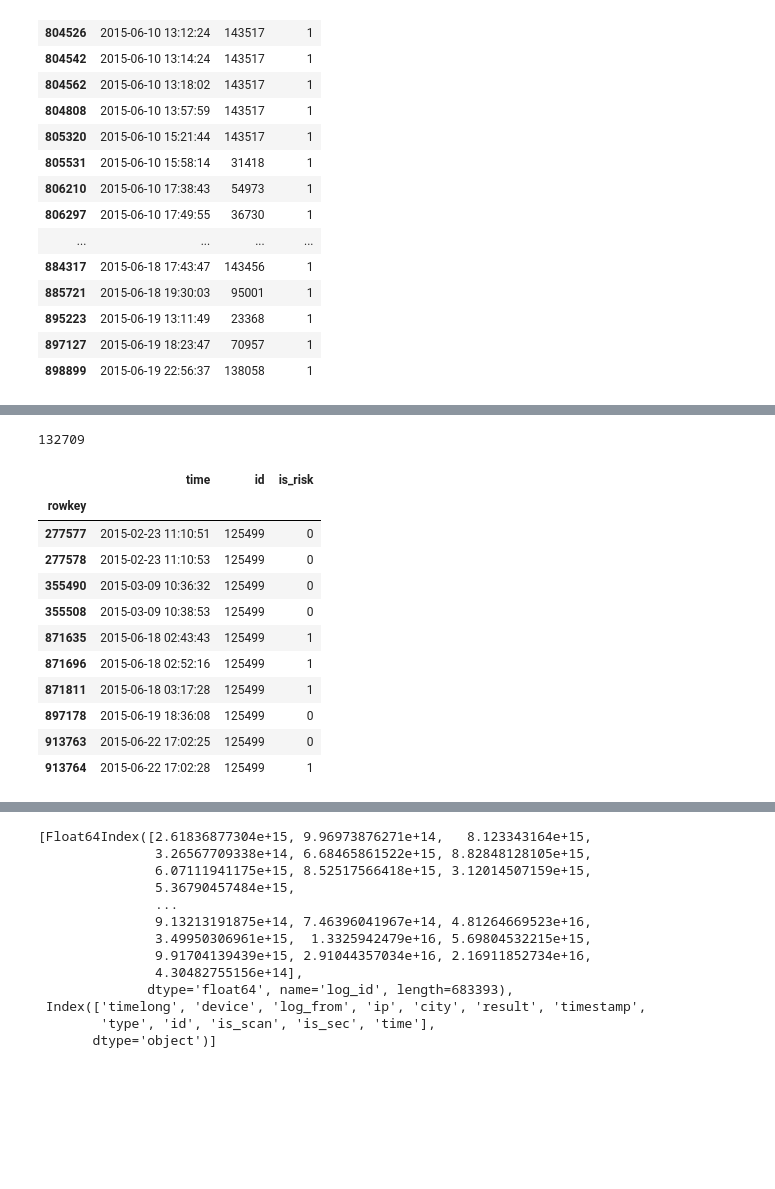
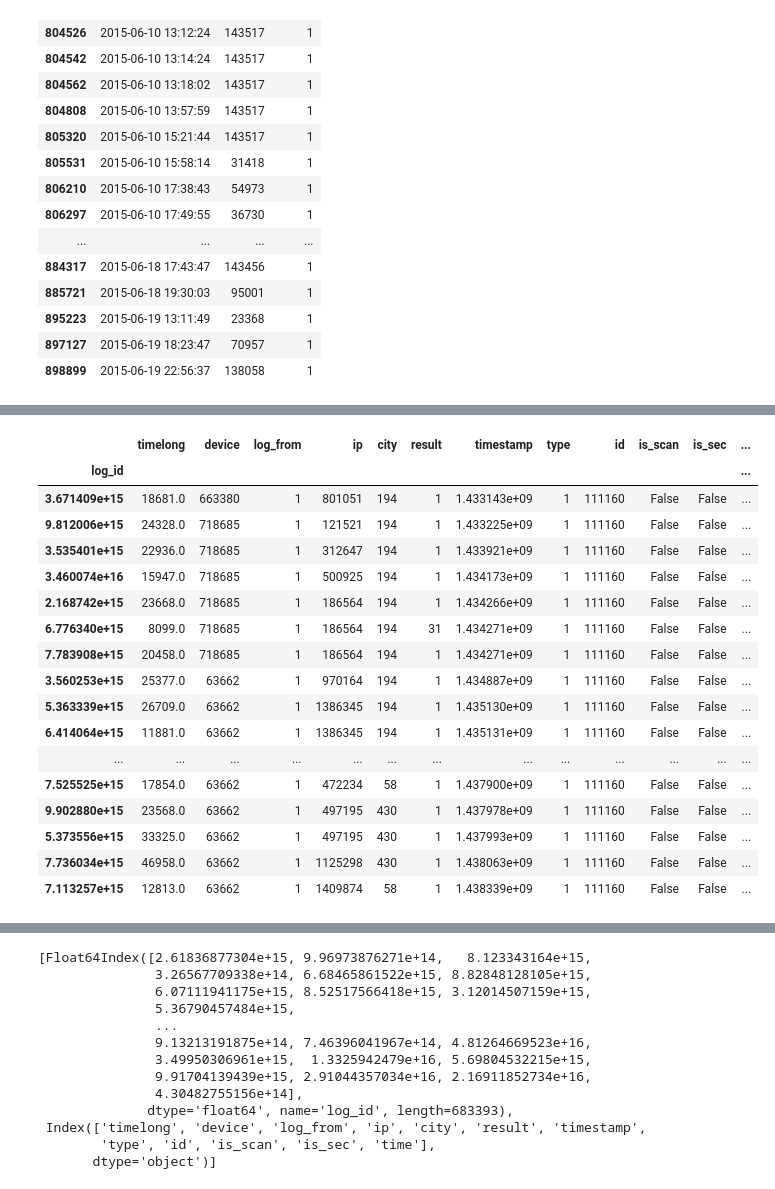
Before and after one commit to tusonggao/Kaggle_code, a Jupyter notebook: jd_contest/jd_contest.ipynb, the cells around one changed output, grey strips where cells are left out. Saved outputs shown, nothing was run; the diff lists cells and outputs as text; code cells hidden in the pictures; blank space fills up the shorter version.

```diff
--- a/jd_contest/jd_contest.ipynb
+++ b/jd_contest/jd_contest.ipynb
@@ -85,0 +84,7 @@ test_outcomes_df[actual_is_safe & predicted_notequal_real]
+# %%
+def get_compared_by_id(user_id):
+    return ( trade_df[trade_df.id==user_id].sort_values(by='time', ascending = True),
+            merged_login_df[merged_login_df.id==user_id].sort_values(by='time', ascending = True) )
+
+pairs = get_compared_by_id(111160)
+pairs[0]
@@ -86,3 +97,24 @@ test_outcomes_df[actual_is_safe & predicted_notequal_real]
+# %%
+pairs[1]
+# %% [output]
+|  | timelong | device | log_from | ip | city | result | timestamp | type | id | is_scan | is_sec | ... |
+| log_id |  |  |  |  |  |  |  |  |  |  |  | ... |
+| 3.671409e+15 | 18681.0 | 663380 | 1 | 801051 | 194 | 1 | 1.433143e+09 | 1 | 111160 | False | False | ... |
+| 9.812006e+15 | 24328.0 | 718685 | 1 | 121521 | 194 | 1 | 1.433225e+09 | 1 | 111160 | False | False | ... |
+| 3.535401e+15 | 22936.0 | 718685 | 1 | 312647 | 194 | 1 | 1.433921e+09 | 1 | 111160 | False | False | ... |
+| 3.460074e+16 | 15947.0 | 718685 | 1 | 500925 | 194 | 1 | 1.434173e+09 | 1 | 111160 | False | False | ... |
+| 2.168742e+15 | 23668.0 | 718685 | 1 | 186564 | 194 | 1 | 1.434266e+09 | 1 | 111160 | False | False | ... |
+| 6.776340e+15 | 8099.0 | 718685 | 1 | 186564 | 194 | 31 | 1.434271e+09 | 1 | 111160 | False | False | ... |
+| 7.783908e+15 | 20458.0 | 718685 | 1 | 186564 | 194 | 1 | 1.434271e+09 | 1 | 111160 | False | False | ... |
+| 3.560253e+15 | 25377.0 | 63662 | 1 | 970164 | 194 | 1 | 1.434887e+09 | 1 | 111160 | False | False | ... |
+| 5.363339e+15 | 26709.0 | 63662 | 1 | 1386345 | 194 | 1 | 1.435130e+09 | 1 | 111160 | False | False | ... |
+| 6.414064e+15 | 11881.0 | 63662 | 1 | 1386345 | 194 | 1 | 1.435131e+09 | 1 | 111160 | False | False | ... |
+| ... | ... | ... | ... | ... | ... | ... | ... | ... | ... | ... | ... | ... |
+| 7.525525e+15 | 17854.0 | 63662 | 1 | 472234 | 58 | 1 | 1.437900e+09 | 1 | 111160 | False | False | ... |
+| 9.902880e+15 | 23568.0 | 63662 | 1 | 497195 | 430 | 1 | 1.437978e+09 | 1 | 111160 | False | False | ... |
+| 5.373556e+15 | 33325.0 | 63662 | 1 | 497195 | 430 | 1 | 1.437993e+09 | 1 | 111160 | False | False | ... |
+| 7.736034e+15 | 46958.0 | 63662 | 1 | 1125298 | 430 | 1 | 1.438063e+09 | 1 | 111160 | False | False | ... |
+| 7.113257e+15 | 12813.0 | 63662 | 1 | 1409874 | 58 | 1 | 1.438339e+09 | 1 | 111160 | False | False | ... |
 # %%
 later_than = trade_df.time>=np.datetime64('2015-05-01 00:00:00')
 earlier_than = trade_df.time<np.datetime64('2015-06-01 00:00:00')
@@ -91,35 +123,22 @@ id_equal_5 = trade_df['id']==38375
 month_sub_trade_df = trade_df[later_than & earlier_than & is_risk | ~id_equal_5].sort_values(by='time', ascending = True)
 len(trade_test_df['id'].unique()), month_sub_trade_df.shape[0]
 month_sub_trade_df.shape[0]
+
+
+# 得到一列不同的值
+login_df['result'].unique()
+login_df['id'].unique()
+len(login_df['city'].unique()), len(login_df.index)
+trade_df.count()
+merged_login_df.dtypes
+# trade_df[trade_df.is_scan==True].sort_values(by='time', ascending = True)  # 174422
+# trade_df[trade_df.id==137849].sort_values(by='time', ascending = True)  # 174422
+
+# login_df.sort_values(by='time', ascending = True)  # 174422
+# time_long_negative_df = merged_login_df[merged_login_df.timelong<0].sort_values(by='time', ascending = True)
+# time_long_negative_df
+# is_scan_false_df = merged_login_df[merged_login_df.is_scan==False].sort_values(by='time', ascending = True)
+# is_scan_false_df.to_csv('./data/is_scan_false.csv')
+# is_scan_false_df['timelong'].max(), is_scan_false_df['timelong'].min()
+# len(merged_login_df[merged_login_df.device==835072]['id'].unique())
-# %% [output]
-132709
-# %%
-# 得到一列不同的值
-login_df['result'].unique()
-login_df['id'].unique()
-len(login_df['city'].unique()), len(login_df.index)
-trade_df.count()
-merged_login_df.dtypes
-# trade_df[trade_df.is_scan==True].sort_values(by='time', ascending = True)  # 174422
-trade_df[trade_df.id==125499].sort_values(by='time', ascending = True)  # 174422
-# login_df.sort_values(by='time', ascending = True)  # 174422
-# time_long_negative_df = merged_login_df[merged_login_df.timelong<0].sort_values(by='time', ascending = True)
-# time_long_negative_df
-# is_scan_false_df = merged_login_df[merged_login_df.is_scan==False].sort_values(by='time', ascending = True)
-# is_scan_false_df.to_csv('./data/is_scan_false.csv')
-# is_scan_false_df['timelong'].max(), is_scan_false_df['timelong'].min()
-# len(merged_login_df[merged_login_df.device==835072]['id'].unique())
-# %% [output]
-|  | time | id | is_risk |
-| rowkey |  |  |  |
-| 277577 | 2015-02-23 11:10:51 | 125499 | 0 |
-| 277578 | 2015-02-23 11:10:53 | 125499 | 0 |
-| 355490 | 2015-03-09 10:36:32 | 125499 | 0 |
-| 355508 | 2015-03-09 10:38:53 | 125499 | 0 |
-| 871635 | 2015-06-18 02:43:43 | 125499 | 1 |
-| 871696 | 2015-06-18 02:52:16 | 125499 | 1 |
-| 871811 | 2015-06-18 03:17:28 | 125499 | 1 |
-| 897178 | 2015-06-19 18:36:08 | 125499 | 0 |
-| 913763 | 2015-06-22 17:02:25 | 125499 | 0 |
-| 913764 | 2015-06-22 17:02:28 | 125499 | 1 |
 # %%
```
Also changed, not shown: parts of 4 cells of this notebook, 3 other files.
